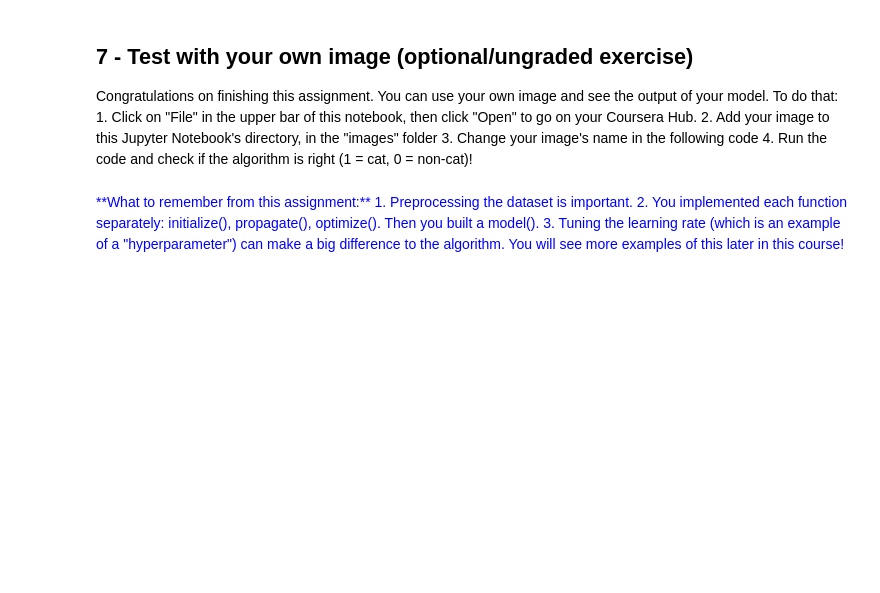
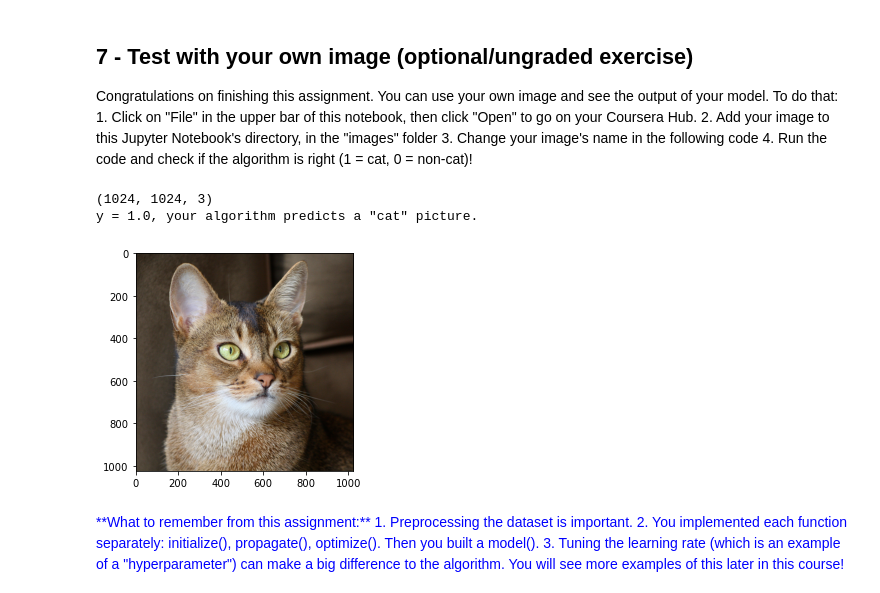
Before and after one commit to hemisemidemiquaver/Deep-Learning-Coursera, a Jupyter notebook: Neural Networks and Deep Learning/Week 2/Logistic Regression as a Neural Network/Logistic Regression with a Neural Network mindset v5.ipynb, the cells around one changed output. Cells and saved outputs as stored; diff of their text form; code cells hidden in the pictures; blank space fills up the shorter version.

```diff
--- a/Neural Networks and Deep Learning/Week 2/Logistic Regression as a Neural Network/Logistic Regression with a Neural Network mindset v5.ipynb
+++ b/Neural Networks and Deep Learning/Week 2/Logistic Regression as a Neural Network/Logistic Regression with a Neural Network mindset v5.ipynb
@@ -769,17 +797,24 @@ Congratulations on finishing this assignment. You can use your own image and see
     4. Run the code and check if the algorithm is right (1 = cat, 0 = non-cat)!
 # %%
 ## START CODE HERE ## (PUT YOUR IMAGE NAME)
-my_image = "my_image.jpg"   # change this to the name of your image file
+my_image = "my_image4.jpg"   # change this to the name of your image file
 ## END CODE HERE ##
 
 # We preprocess the image to fit your algorithm.
 fname = "images/" + my_image
-image = np.array(ndimage.imread(fname, flatten=False))
-my_image = scipy.misc.imresize(image, size=(num_px,num_px)).reshape((1, num_px*num_px*3)).T
+image = np.array(imageio.imread(fname))
+
+
+print(image.shape)
+my_image = resize(image, (num_px,num_px)).reshape((1, num_px*num_px*3)).T
 my_predicted_image = predict(d["w"], d["b"], my_image)
 
 plt.imshow(image)
 print("y = " + str(np.squeeze(my_predicted_image)) + ", your algorithm predicts a \"" + classes[int(np.squeeze(my_predicted_image)),].decode("utf-8") +  "\" picture.")
+# %% [output]
+(1024, 1024, 3)
+y = 1.0, your algorithm predicts a "cat" picture.
+[figure, added]
 # %% [markdown]
 <font color='blue'>
 **What to remember from this assignment:**
```
Also changed, not shown: parts of 18 cells of this notebook, 4 other files.
